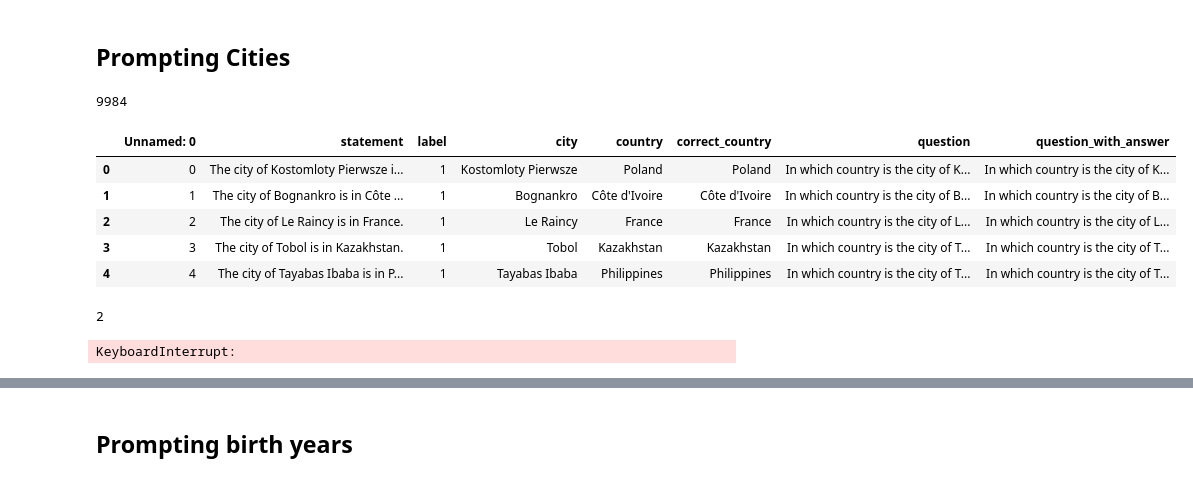
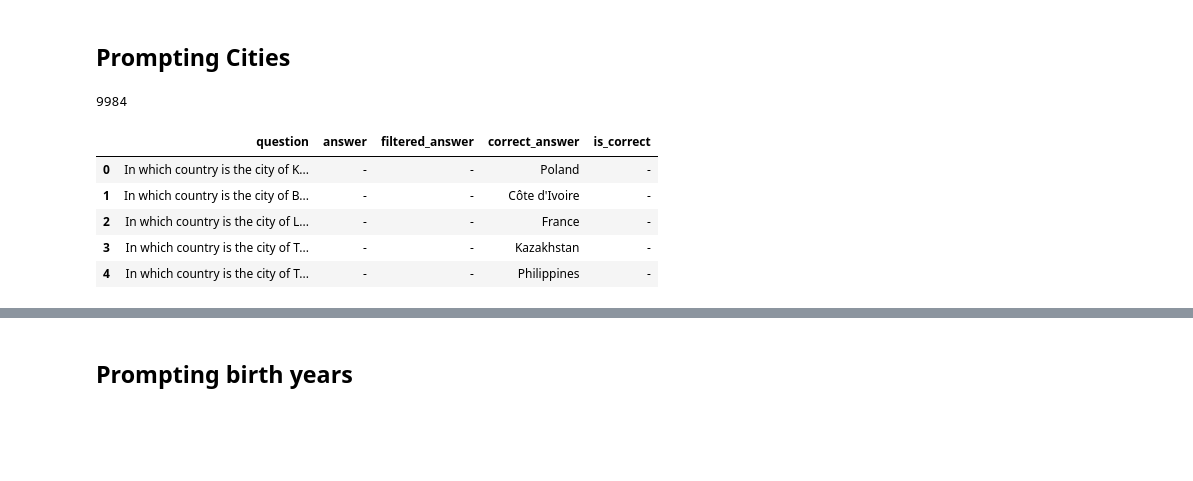
Before and after one commit to ivanvmoreno/correctness-model-internals, a Jupyter notebook: notebooks/llama3_prompting_arnau.ipynb, the cells around one changed output, grey strips where cells are left out. Drawn from its saved outputs; the diff is of its cells as text; code cells hidden in the pictures; blank space fills up the shorter version.

```diff
--- a/notebooks/llama3_prompting_arnau.ipynb
+++ b/notebooks/llama3_prompting_arnau.ipynb
@@ -32,53 +32,16 @@ def generate(tokenizer, model, prompt: str) -> Tuple[str, str]:
 # %% [markdown]
 ## Prompting Cities
 # %%
-dataset_path = "../../datasets/cities_expansions/cities_questions_augmented_2.csv"
+dataset_path = "../datasets/raw/cities_10k/main/main.csv"
 df_all = pd.read_csv(dataset_path)
-
-with open('../../datasets/cities_expansions/countries_dictionary.pkl', 'rb') as f:
-    country_names = pickle.load(f)
 
 print(len(df_all))
 df_all.head()
 # %% [output]
 9984
-|  | Unnamed: 0 | statement | label | city | country | correct_country | question | question_with_answer |
-| 0 | 0 | The city of Kostomloty Pierwsze i... | 1 | Kostomloty Pierwsze | Poland | Poland | In which country is the city of K... | In which country is the city of K... |
-| 1 | 1 | The city of Bognankro is in Côte ... | 1 | Bognankro | Côte d'Ivoire | Côte d'Ivoire | In which country is the city of B... | In which country is the city of B... |
-| 2 | 2 | The city of Le Raincy is in France. | 1 | Le Raincy | France | France | In which country is the city of L... | In which country is the city of L... |
-| 3 | 3 | The city of Tobol is in Kazakhstan. | 1 | Tobol | Kazakhstan | Kazakhstan | In which country is the city of T... | In which country is the city of T... |
-| 4 | 4 | The city of Tayabas Ibaba is in P... | 1 | Tayabas Ibaba | Philippines | Philippines | In which country is the city of T... | In which country is the city of T... |
+|  | question | answer | filtered_answer | correct_answer | is_correct |
+| 0 | In which country is the city of K... | - | - | Poland | - |
+| 1 | In which country is the city of B... | - | - | Côte d'Ivoire | - |
+| 2 | In which country is the city of L... | - | - | France | - |
+| 3 | In which country is the city of T... | - | - | Kazakhstan | - |
+| 4 | In which country is the city of T... | - | - | Philippines | - |
-# %%
-for j in range(3, 10):
-    print(j)
-    df = df_all[j*1000:(j+1)*1000]
-    answer_list, questions = [], []
-    for index, row in tqdm(df.iterrows(), total=df.shape[0]):
-        if row['label'] == 1:
-            question = "End your answer with the sentence 'I finished'. Do not consider England, Scotland, Wales and Northern Ireland countries, the country is the UK. Here are some examples of questions that might help you. In which country is the city of Barcelona located? Spain. I finished. In which country is the city of Berlin located? Germany. I finished. " + row["question"]
-            answer = ''
-
-            for i in range(1000):
-                token_decoded, token_id = generate(tokenizer, model, question)
-                if "I finished" in answer:
-                    break
-
-                question = question + token_decoded
-                answer = answer + token_decoded
-
-            answer_list.append(answer.strip())
-            questions.append(question)
-            #print(f"{question=}")
-        else:
-            answer_list.append(None)
-            questions.append(None)
-
-
-    df['answer'] =  answer_list
-    df['filtered_answer'] = df['answer'].str.slice(stop=-12)
-    df['is_correct'] = df.apply(lambda row : row['filtered_answer'] in country_names[row['correct_country']], axis=1) #df['is_correct'] = (df['filtered_answer'] == df['correct_country'])
-    print('Accuracy: ' + str(df['is_correct'].sum()/df['label'].sum()))
-    df.to_csv("../../datasets/cities_expansions/cities_questions_augmented_2_labeled_" + str(j) + ".csv")
-# %% [output]
-2
-KeyboardInterrupt:
```
Also changed, not shown: parts of 2 cells of this notebook.
